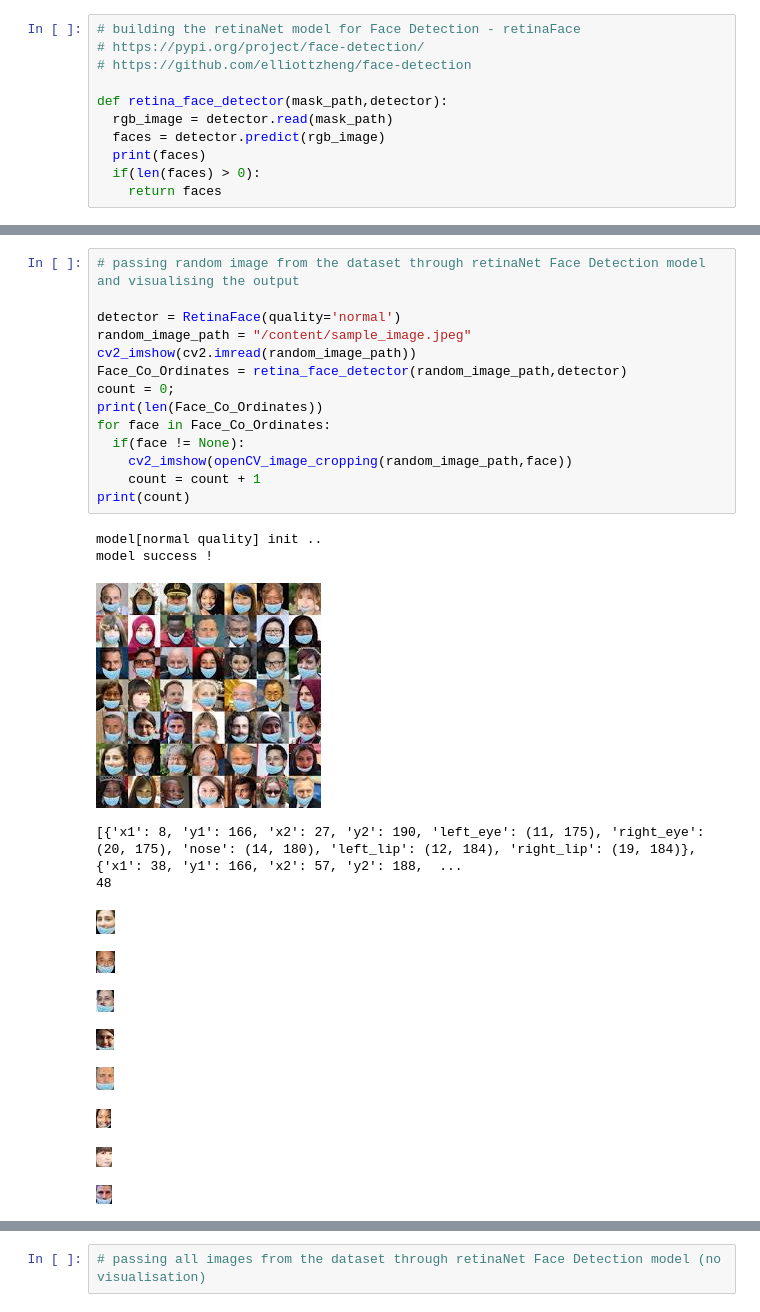
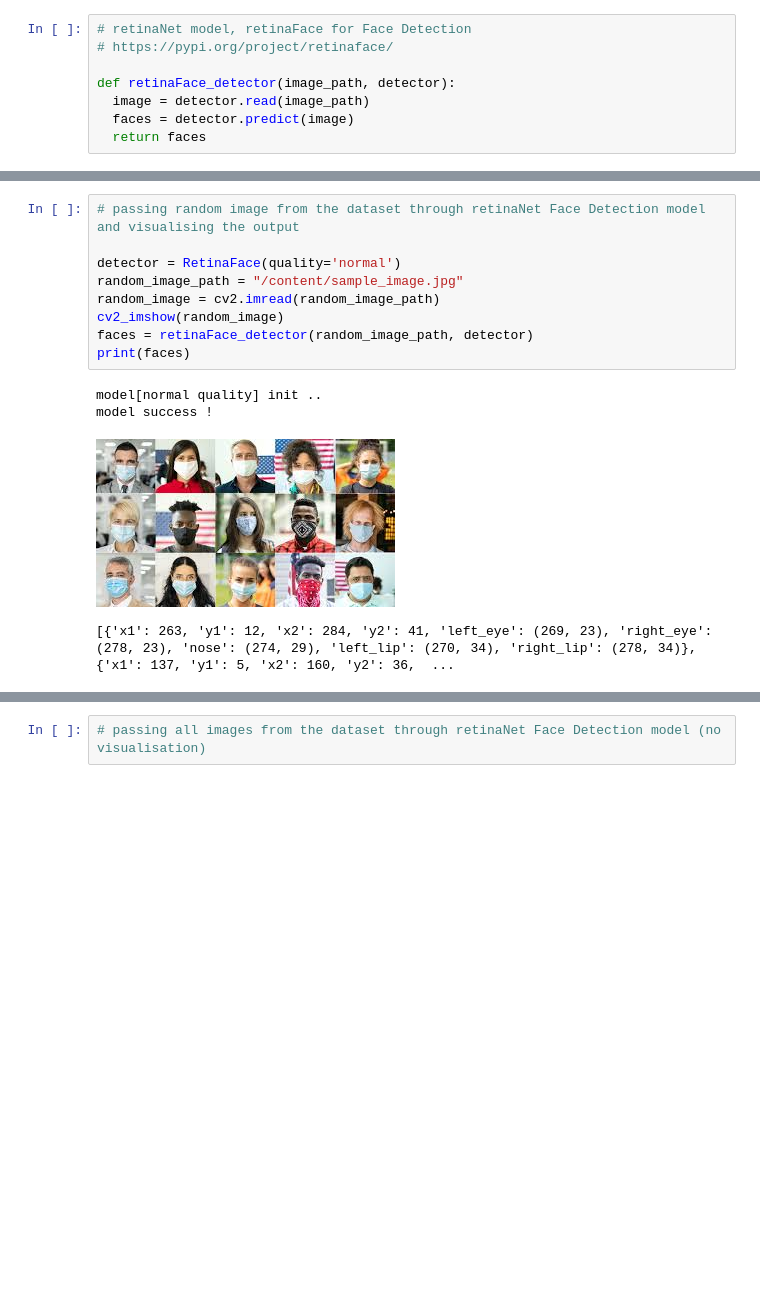
Before and after one commit to vipul43/Face_Mask_Detection, a Jupyter notebook: retinaNet.ipynb, the cells around one changed output, grey strips where cells are left out. Drawn from its saved outputs; the diff is of its cells as text; blank space fills up the shorter version.

Commit message:
- updated the preprocessing step to efficiently load image paths - sanitized the code

```diff
--- a/retinaNet.ipynb
+++ b/retinaNet.ipynb
@@ -72,12 +52,9 @@ print(len(unmasked_paths))
 # %%
-# building the retinaNet model for Face Detection - retinaFace
-# https://pypi.org/project/face-detection/
-# https://github.com/elliottzheng/face-detection
+# retinaNet model, retinaFace for Face Detection
+# https://pypi.org/project/retinaface/
 
-def retina_face_detector(mask_path,detector):
-  rgb_image = detector.read(mask_path)
-  faces = detector.predict(rgb_image)
-  print(faces)
-  if(len(faces) > 0):
-    return faces
+def retinaFace_detector(image_path, detector):
+  image = detector.read(image_path)
+  faces = detector.predict(image)
+  return faces
 # %%
@@ -91,28 +68,14 @@ def openCV_image_cropping(image_path,face):
 # %%
 # passing random image from the dataset through retinaNet Face Detection model and visualising the output
 
 detector = RetinaFace(quality='normal')
-random_image_path = "/content/sample_image.jpeg"
-cv2_imshow(cv2.imread(random_image_path))
-Face_Co_Ordinates = retina_face_detector(random_image_path,detector)
-count = 0;
-print(len(Face_Co_Ordinates))
-for face in Face_Co_Ordinates:
-  if(face != None):
-    cv2_imshow(openCV_image_cropping(random_image_path,face))
-    count = count + 1
-print(count)
+random_image_path = "/content/sample_image.jpg"
+random_image = cv2.imread(random_image_path)
+cv2_imshow(random_image)
+faces = retinaFace_detector(random_image_path, detector)
+print(faces)
 # %% [output]
 model[normal quality] init ..
 model success !
-[figure, old version]
+[figure, new version]
-[{'x1': 8, 'y1': 166, 'x2': 27, 'y2': 190, 'left_eye': (11, 175), 'right_eye': (20, 175), 'nose': (14, 180), 'left_lip': (12, 184), 'right_lip': (19, 184)}, {'x1': 38, 'y1': 166, 'x2': 57, 'y2': 188,  ...
-48
+[{'x1': 263, 'y1': 12, 'x2': 284, 'y2': 41, 'left_eye': (269, 23), 'right_eye': (278, 23), 'nose': (274, 29), 'left_lip': (270, 34), 'right_lip': (278, 34)}, {'x1': 137, 'y1': 5, 'x2': 160, 'y2': 36,  ...
-[figure, removed]
-[figure, removed]
-[figure, removed]
-[figure, removed]
-[figure, removed]
-[figure, removed]
-[figure, removed]
-[figure, removed]
```
Also changed, not shown: parts of 9 cells of this notebook.
